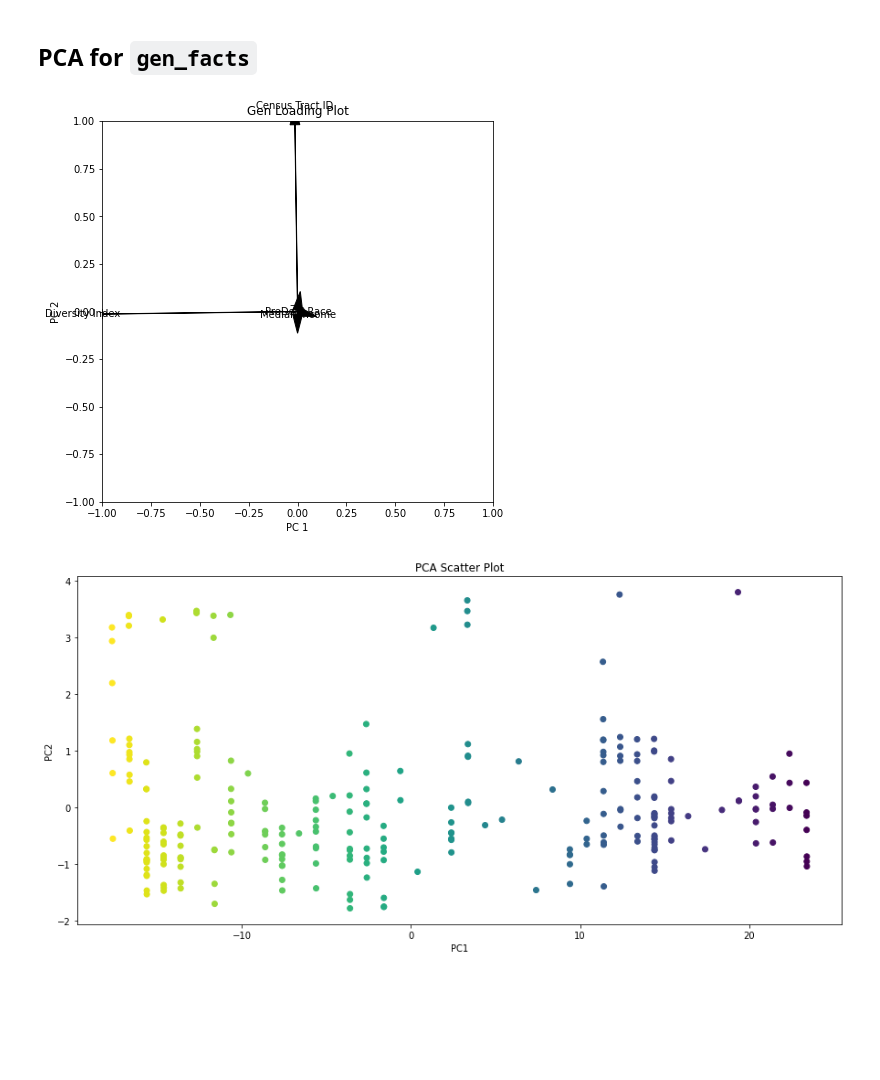
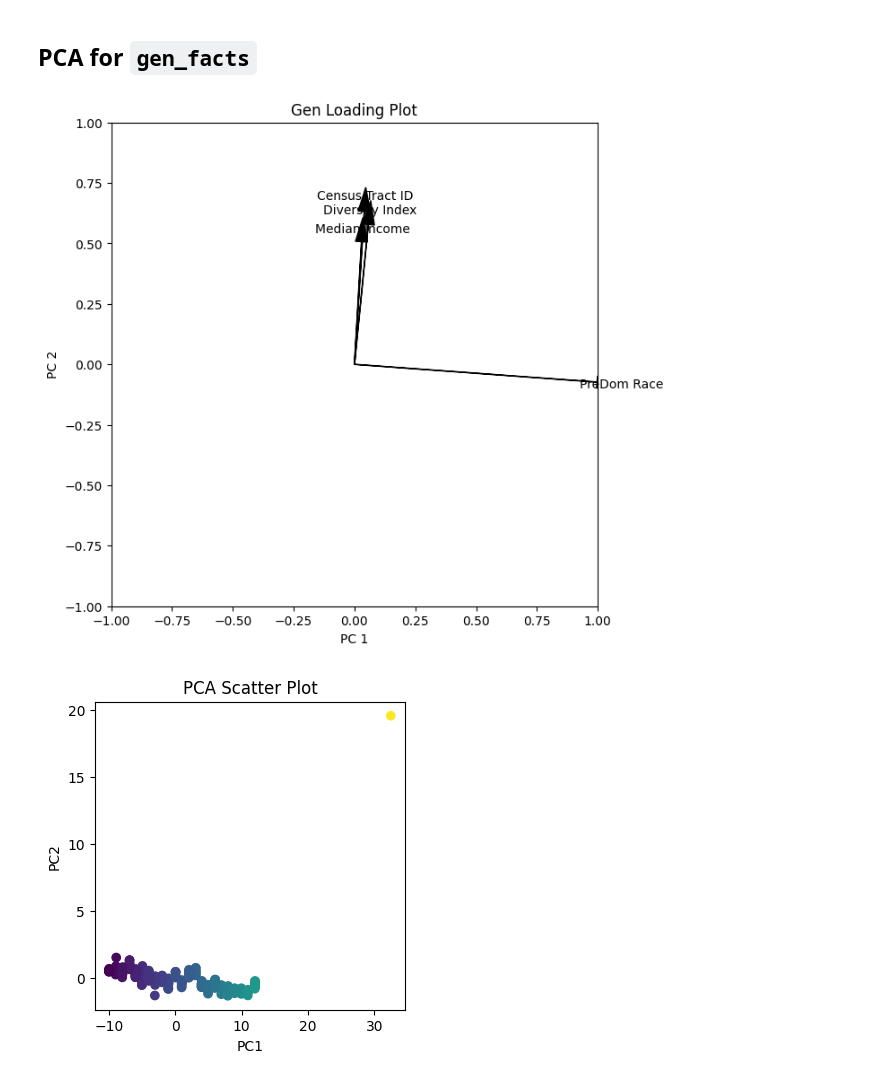
Before and after one commit to IndigoJones02/Uprooted, a Jupyter notebook: gentriffication.ipynb, the cells around one changed output. Cells and saved outputs as stored; diff of their text form; code cells hidden in the pictures; blank space fills up the shorter version.

```diff
--- a/gentriffication.ipynb
+++ b/gentriffication.ipynb
@@ -313,0 +364,14 @@ dtype: object
+# %%
+no_zip = no_zip.drop(['PreDom Race', 'Census Tract ID'], axis=1)
+f = [	'Median Income',	'Diversity Index',	'Property Value']
+no_zip[f] = (no_zip[f]-no_zip[f].mean()) / no_zip[f].std()
+no_zip['Census Tract ID'] = cti
+no_zip['PreDom Race'] = pr
+
+no_zip = no_zip.convert_dtypes()
+# %%
+pv = pv.drop(['Zip'], axis=1)
+f = [	'Median Income',	'Diversity Index',	'Property Value']
+pv[f] = (pv[f]-pv[f].mean()) / pv[f].std()
+pv['Zip'] = zp
+pv
@@ -316,10 +422,13 @@ dtype: object
 # %%
 from sklearn.decomposition import PCA
 
-pca = PCA(n_components=pv_gen_stats.shape[1])
+# pca = PCA(n_components=pv_gen_stats.shape[1])
+pca = PCA(n_components=pv.shape[1])
 pca1 = PCA(n_components=2)
 
-gen_encoded = pd.get_dummies(pv_gen_stats, columns=['PreDom Race', 'Zip', 'Census Tract ID'])
+# gen_encoded = pd.get_dummies(pv_gen_stats, columns=['PreDom Race', 'Zip', 'Census Tract ID'])
+
+gen_encoded = pd.get_dummies(pv, columns=['Zip'])
 pca.fit(gen_encoded)
 loadings = pca.components_
 
@@ -330,7 +439,7 @@ ax.set_xlim([-1, 1])
 ax.set_ylim([-1, 1])
 ax.set_xlabel('PC 1')
 ax.set_ylabel('PC 2')
-for i, feature in enumerate(['Census Tract ID',	'Median Income',	'Diversity Index',	'PreDom Race',	'Zip',	'Property Value']):
+for i, feature in enumerate([	'Median Income',	'Diversity Index','Zip',	'Property Value']):
     ax.arrow(0, 0, loadings[0, i], loadings[1, i], head_width=0.05, head_length=0.1, fc='k', ec='k')
     ax.text(loadings[0, i]*1.1, loadings[1, i]*1.1, feature, ha='center', va='center')
 plt.show()
@@ -341,7 +450,8 @@ _pca = pca1.fit_transform(gen_encoded)
 z_arr = np.random.randint(1,22,size=(210, 1))
 
 fig, ax = plt.subplots(figsize=(15, 5))
-plt.scatter(_pca[:, 0], _pca[:, 1], c=pv_gen_stats['P_Color'])
+# plt.scatter(_pca[:, 0], _pca[:, 1], c=pv_gen_stats['P_Color'])
+plt.scatter(_pca[:, 0], _pca[:, 1], c=pv['P_Color'])
 ax.set_xlabel('PCA 1')
 ax.set_ylabel('PCA 2')
 ax.set_title('PV PCA Scatter Plot')
@@ -358,4 +468,5 @@ ax5.set_title('Scree Plot')
 ax5.set_xlabel('Principal Component')
 ax5.set_ylabel('Proportion of Variance Explained')
 plt.show()
+# LDA supervised
 # %% [output]
@@ -365,11 +476,17 @@ plt.show()
 # %% [markdown]
 ## PCA for `gen_facts`
 # %%
-pca = PCA(n_components=gen_facts_zip.shape[1])
+# pca = PCA(n_components=gen_facts_zip.shape[1])
+# pca = PCA(n_components=genz.shape[1])
+pca = PCA(n_components=no_zip.shape[1])
 pca2 = PCA(n_components=2)
 
-features = ['Census Tract ID',	'Median Income',	'Diversity Index',	'PreDom Race',	'Zip']
-gen_encoded = pd.get_dummies(gen_facts_zip, columns=[features[0], features[3], features[4]])
+# features = ['Census Tract ID',	'Median Income',	'Diversity Index',	'PreDom Race',	'Zip']
+# features = ['Median Income',	'Diversity Index',	'Zip']
+features = ['Census Tract ID',	'Median Income',	'Diversity Index',	'PreDom Race']
+
+gen_encoded = pd.get_dummies(no_zip, columns=[features[0], features[3]])
+# gen_encoded = pd.get_dummies(genz, columns=[features[2]])
 
 _pca = pca2.fit_transform(gen_encoded)
 pca.fit(gen_encoded)
@@ -378,34 +495,34 @@ loadings = pca.components_
 # Loading Plot
 fig, ax = plt.subplots(figsize=(7, 7))
 ax.set_title('Gen Loading Plot')
 ax.set_xlim([-1, 1])
 ax.set_ylim([-1, 1])
 ax.set_xlabel('PC 1')
 ax.set_ylabel('PC 2')
 
 for i, feature in enumerate(features):
     ax.arrow(0, 0, loadings[0, i], loadings[1, i], head_width=0.05, head_length=0.1, fc='k', ec='k')
     ax.text(loadings[0, i]*1.1, loadings[1, i]*1.1, feature, ha='center', va='center')
 plt.show()
 
 
 # Scatter Plot
-fig2, ax2 = plt.subplots(figsize=(15, 7))
-plt.scatter(_pca[:, 0], _pca[:, 1], c=gen_facts_zip['Z-Color'])
+fig2, ax2 = plt.subplots(figsize=(4, 4))
+plt.scatter(_pca[:, 0], _pca[:, 1], c=no_zip['P_Color'])
 ax2.set_xlabel('PC1')
 ax2.set_ylabel('PC2')
 ax2.set_title('PCA Scatter Plot')
 plt.show()
 
 # Scree plot
 variance_ratios = pca.explained_variance_ratio_
 
 fig4, ax4 = plt.subplots()
 ax4.plot(range(1, len(variance_ratios) + 1), variance_ratios, 'bo-', linewidth=2)
 ax4.set_title('Scree Plot')
 ax4.set_xlabel('Principal Component')
 ax4.set_ylabel('Proportion of Variance Explained')
 plt.show()
 # %% [output]
-[figure, old version]
+[figure, new version]
-[figure, old version]
+[figure, new version]
```
Also changed, not shown: parts of 19 cells of this notebook.
